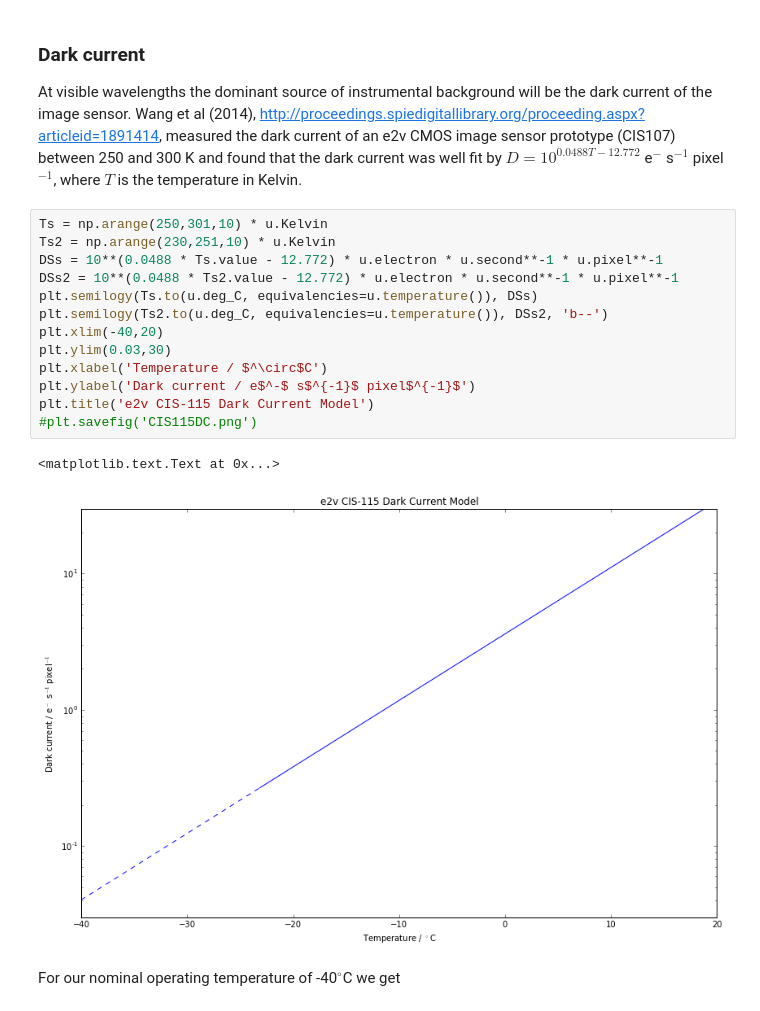
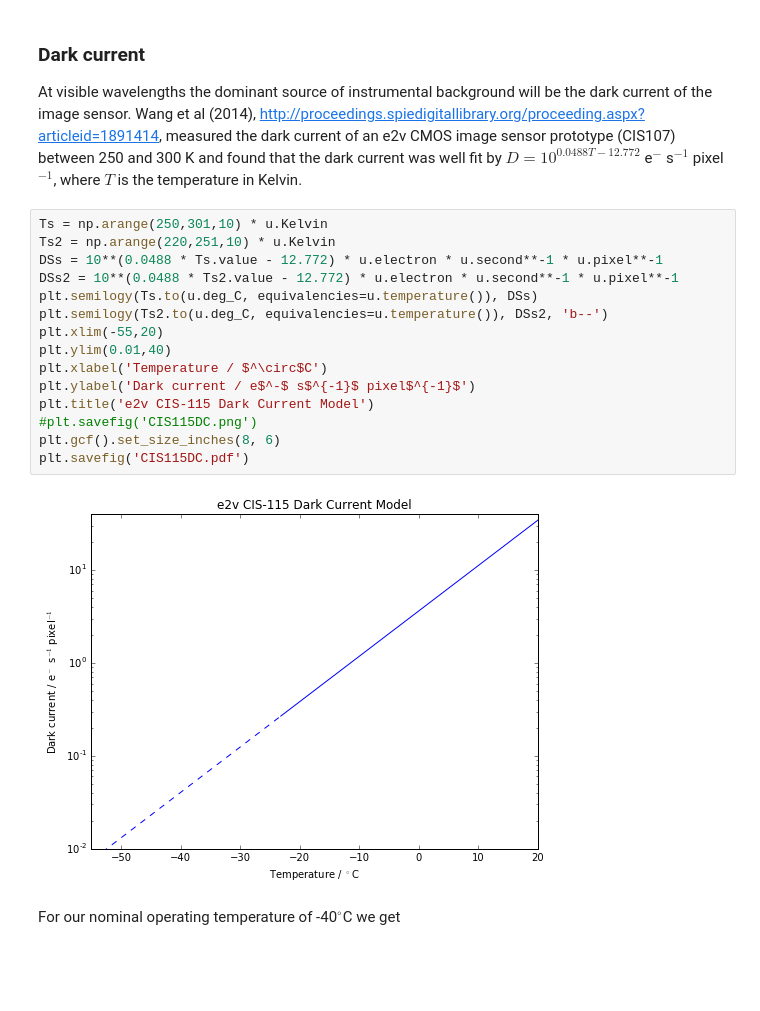
Before and after one commit to AnthonyHorton/astroimsim, a Jupyter notebook: Australian Space Eye.ipynb, the cells around one changed output. Cells and saved outputs as stored; diff of their text form; blank space fills up the shorter version.

Commit message:
Rearrange observed ZL calculations, more performance model plots, etc., in notebook

```diff
--- a/Australian Space Eye.ipynb
+++ b/Australian Space Eye.ipynb
@@ -183,20 +183,21 @@ At visible wavelengths the dominant source of instrumental background will be th
 $D = 10^{0.0488T - 12.772}$ e$^-$ s$^{-1}$ pixel$^{-1}$, where $T$ is the temperature in Kelvin.
 # %%
 Ts = np.arange(250,301,10) * u.Kelvin
-Ts2 = np.arange(230,251,10) * u.Kelvin
+Ts2 = np.arange(220,251,10) * u.Kelvin
 DSs = 10**(0.0488 * Ts.value - 12.772) * u.electron * u.second**-1 * u.pixel**-1
 DSs2 = 10**(0.0488 * Ts2.value - 12.772) * u.electron * u.second**-1 * u.pixel**-1
 plt.semilogy(Ts.to(u.deg_C, equivalencies=u.temperature()), DSs)
 plt.semilogy(Ts2.to(u.deg_C, equivalencies=u.temperature()), DSs2, 'b--')
-plt.xlim(-40,20)
-plt.ylim(0.03,30)
+plt.xlim(-55,20)
+plt.ylim(0.01,40)
 plt.xlabel('Temperature / $^\circ$C')
 plt.ylabel('Dark current / e$^-$ s$^{-1}$ pixel$^{-1}$')
 plt.title('e2v CIS-115 Dark Current Model')
 #plt.savefig('CIS115DC.png')
+plt.gcf().set_size_inches(8, 6)
+plt.savefig('CIS115DC.pdf')
 # %% [output]
-<matplotlib.text.Text at 0x...>
-[figure, old version]
+[figure, new version]
 # %% [markdown]
 For our nominal operating temperature of -40$^\circ$C we get
 # %%
```
Also changed, not shown: parts of 27 cells of this notebook, 1 other file.
